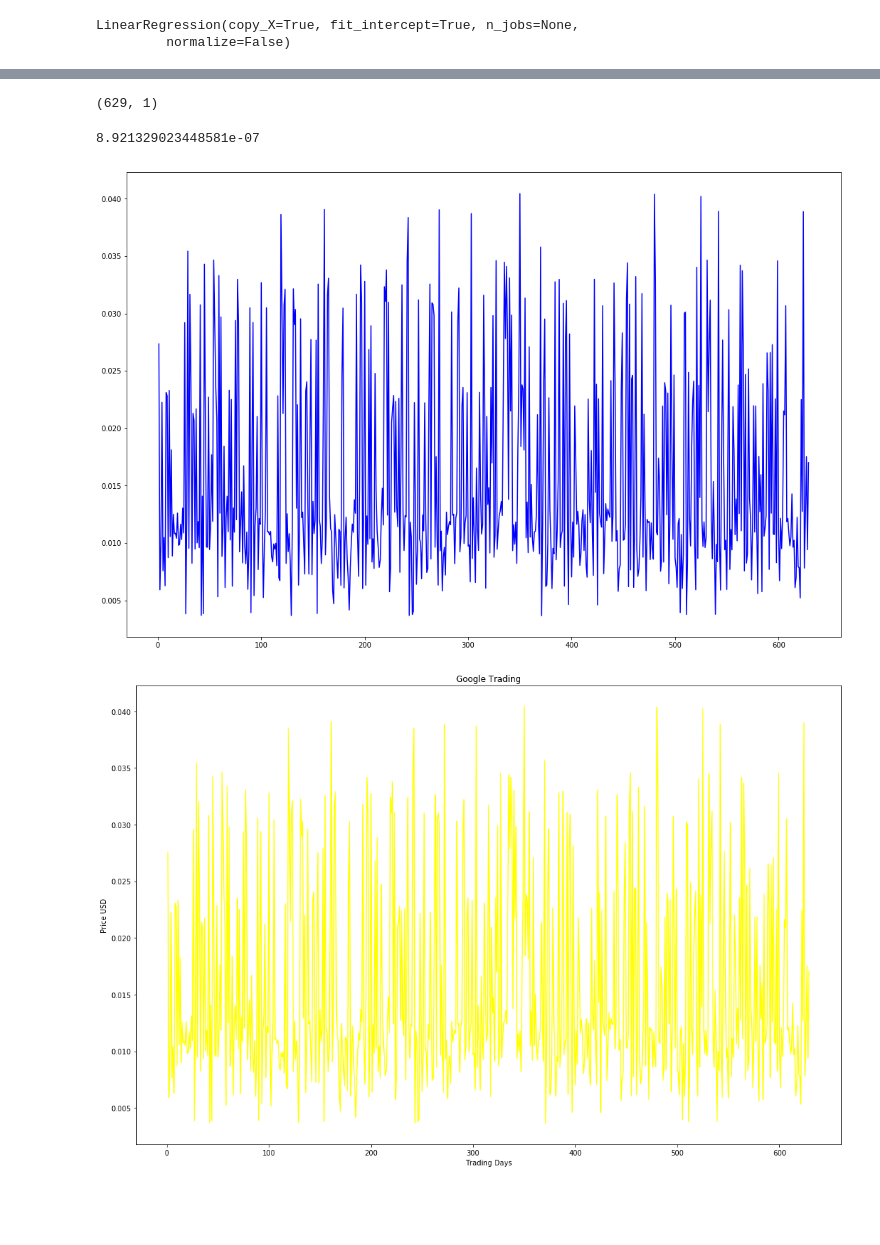
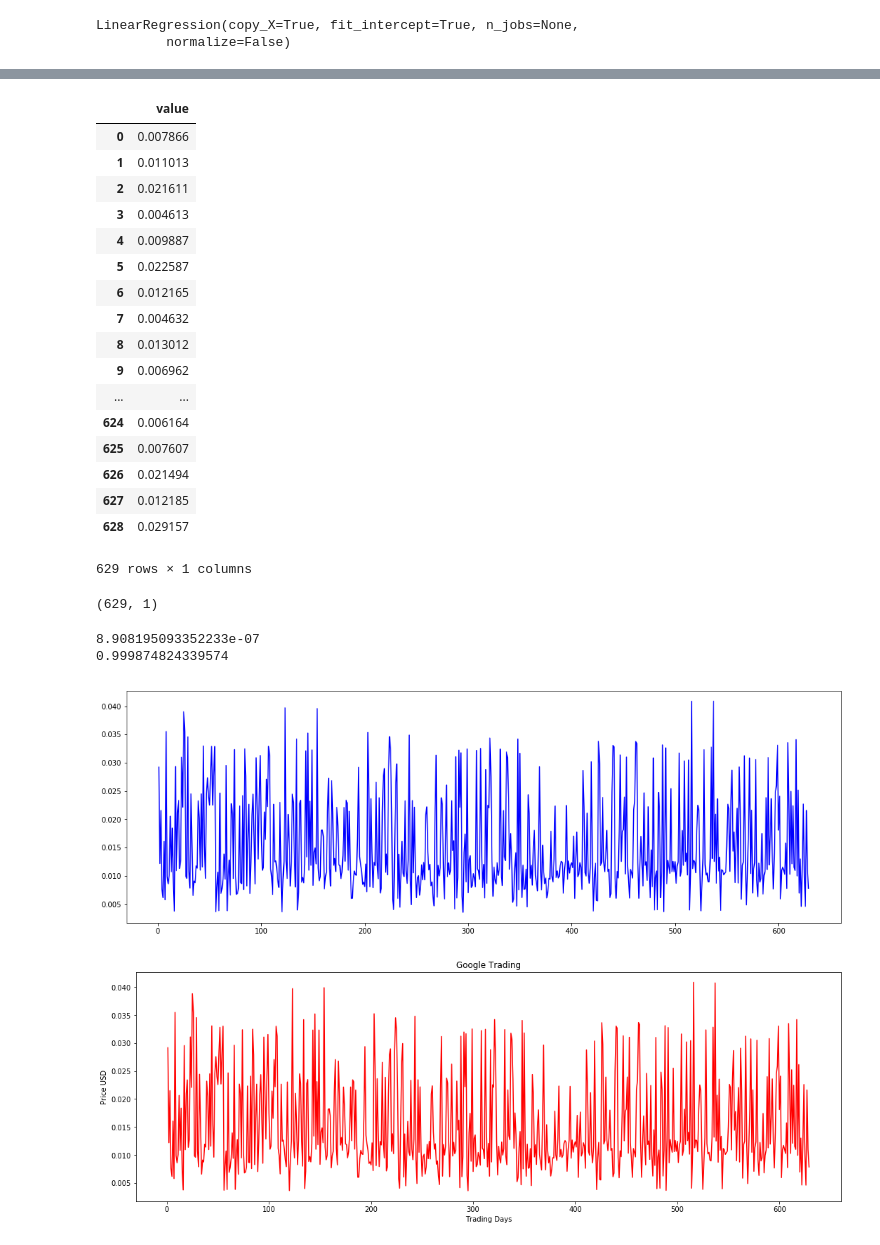
Before and after one commit to stock-price-project/stock_price_prediction, a Jupyter notebook: stock_price_prediction.ipynb, the cells around one changed output, grey strips where cells are left out. Saved outputs shown, nothing was run; the diff lists cells and outputs as text; code cells hidden in the pictures; blank space fills up the shorter version.

```diff
--- a/stock_price_prediction.ipynb
+++ b/stock_price_prediction.ipynb
@@ -124,3 +142,25 @@ y_pred = model.predict(poly_test)
+# %%
+df = pd.DataFrame(y_pred)
+df.rename(index=str, columns={0:'value'})
+# %% [output]
+|  | value |
+| 0 | 0.007866 |
+| 1 | 0.011013 |
+| 2 | 0.021611 |
+| 3 | 0.004613 |
+| 4 | 0.009887 |
+| 5 | 0.022587 |
+| 6 | 0.012165 |
+| 7 | 0.004632 |
+| 8 | 0.013012 |
+| 9 | 0.006962 |
+| ... | ... |
+| 624 | 0.006164 |
+| 625 | 0.007607 |
+| 626 | 0.021494 |
+| 627 | 0.012185 |
+| 628 | 0.029157 |
+629 rows × 1 columns
 # %%
 y_test.shape
 # %% [output]
@@ -132,24 +173,26 @@ accuracy = mean_squared_error(y_test,y_pred)
 # %%
-print(accuracy*100)
+print(rmse*100)
+print(r2)
 # %% [output]
-8.921329023448581e-07
+8.908195093352233e-07
+0.999874824339574
 # %%
 import matplotlib.pyplot as plt
-plt.rcParams['figure.figsize'] = (18, 12)
+plt.rcParams['figure.figsize'] = (18, 6)
 
 fig, ax = plt.subplots()
-ax.plot(range(len(y_test), 0,-1), y_test, 'Blue')
+ax.plot(range(len(y_test), 0,-1),y_test, 'Blue')
 fig, ax = plt.subplots()
-ax.plot(range(len(y_pred), 0,-1), y_pred, 'Yellow')
+ax.plot(range(len(y_pred), 0,-1), y_pred, 'Red')
 
 ax.format_ydata = 'price'
 ax.set_title('Google Trading')
 
 # Add labels
 plt.ylabel('Price USD')
 plt.xlabel('Trading Days')
 
 plt.show()
 # %% [output]
-[figure, old version]
+[figure, new version]
-[figure, old version]
+[figure, new version]
```
Also changed, not shown: parts of 11 cells of this notebook.
